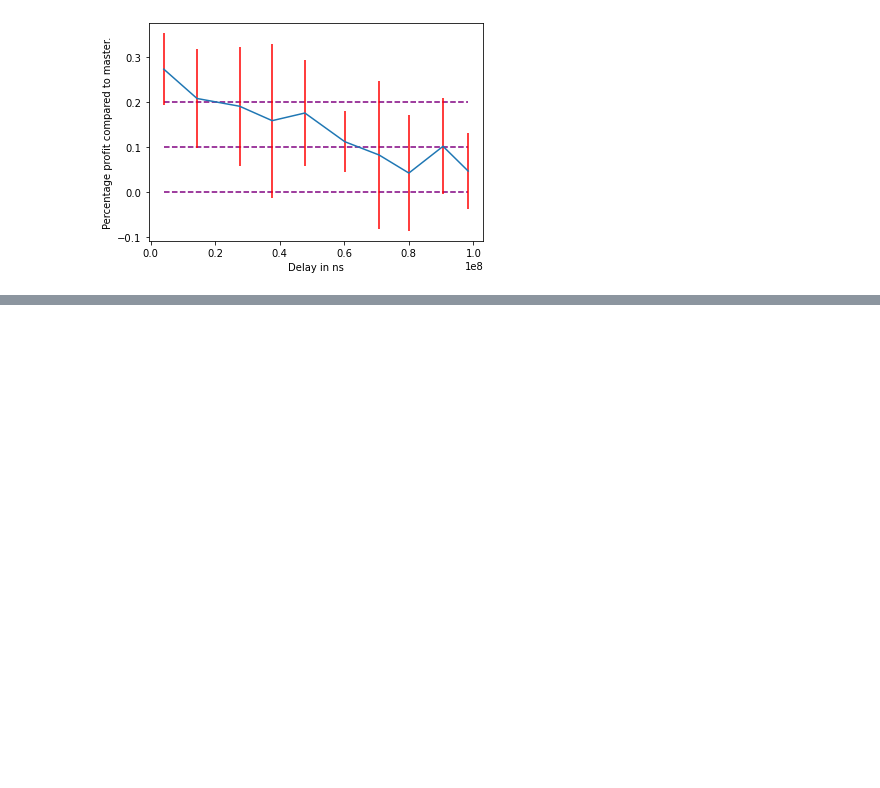
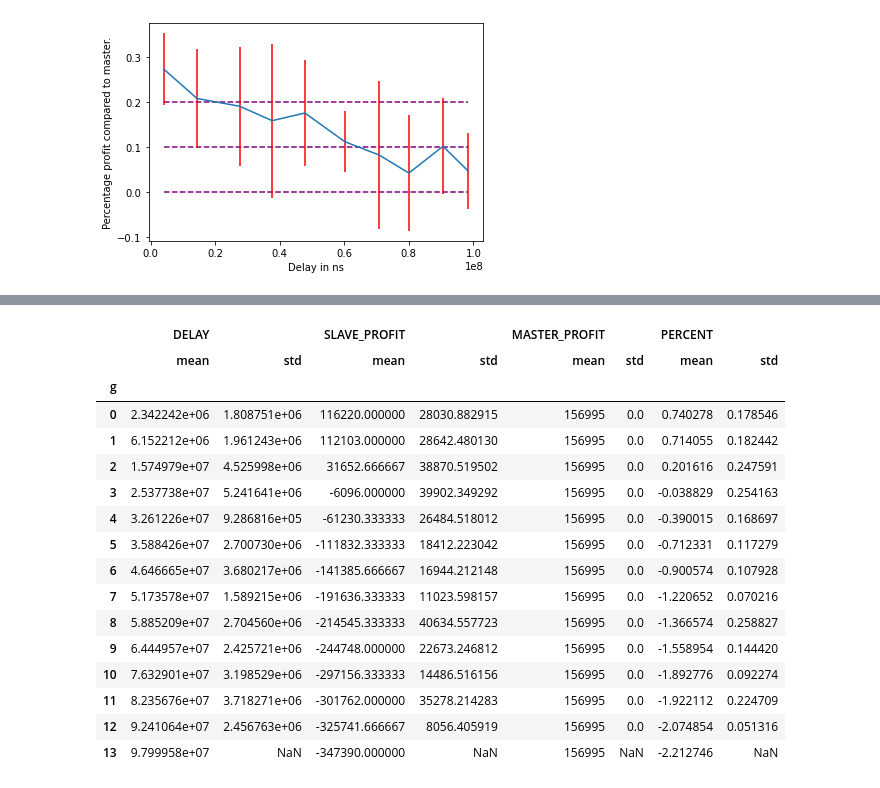
Before and after one commit to hogier/abides, a Jupyter notebook: explore.ipynb, the cells around one changed output, grey strips where cells are left out. Cells and saved outputs as stored; diff of their text form; code cells hidden in the pictures; blank space fills up the shorter version.

```diff
--- a/explore.ipynb
+++ b/explore.ipynb
@@ -260,0 +246,22 @@ df
+# %%
+df['g'] = df.index//3
+temp = df.groupby('g').agg(['mean', 'std'])
+temp
+# %% [output]
+|  | DELAY |  | SLAVE_PROFIT |  | MASTER_PROFIT |  | PERCENT |  |
+|  | mean | std | mean | std | mean | std | mean | std |
+| g |  |  |  |  |  |  |  |  |
+| 0 | 2.342242e+06 | 1.808751e+06 | 116220.000000 | 28030.882915 | 156995 | 0.0 | 0.740278 | 0.178546 |
+| 1 | 6.152212e+06 | 1.961243e+06 | 112103.000000 | 28642.480130 | 156995 | 0.0 | 0.714055 | 0.182442 |
+| 2 | 1.574979e+07 | 4.525998e+06 | 31652.666667 | 38870.519502 | 156995 | 0.0 | 0.201616 | 0.247591 |
+| 3 | 2.537738e+07 | 5.241641e+06 | -6096.000000 | 39902.349292 | 156995 | 0.0 | -0.038829 | 0.254163 |
+| 4 | 3.261226e+07 | 9.286816e+05 | -61230.333333 | 26484.518012 | 156995 | 0.0 | -0.390015 | 0.168697 |
+| 5 | 3.588426e+07 | 2.700730e+06 | -111832.333333 | 18412.223042 | 156995 | 0.0 | -0.712331 | 0.117279 |
+| 6 | 4.646665e+07 | 3.680217e+06 | -141385.666667 | 16944.212148 | 156995 | 0.0 | -0.900574 | 0.107928 |
+| 7 | 5.173578e+07 | 1.589215e+06 | -191636.333333 | 11023.598157 | 156995 | 0.0 | -1.220652 | 0.070216 |
+| 8 | 5.885209e+07 | 2.704560e+06 | -214545.333333 | 40634.557723 | 156995 | 0.0 | -1.366574 | 0.258827 |
+| 9 | 6.444957e+07 | 2.425721e+06 | -244748.000000 | 22673.246812 | 156995 | 0.0 | -1.558954 | 0.144420 |
+| 10 | 7.632901e+07 | 3.198529e+06 | -297156.333333 | 14486.516156 | 156995 | 0.0 | -1.892776 | 0.092274 |
+| 11 | 8.235676e+07 | 3.718271e+06 | -301762.000000 | 35278.214283 | 156995 | 0.0 | -1.922112 | 0.224709 |
+| 12 | 9.241064e+07 | 2.456763e+06 | -325741.666667 | 8056.405919 | 156995 | 0.0 | -2.074854 | 0.051316 |
+| 13 | 9.799958e+07 | NaN | -347390.000000 | NaN | 156995 | NaN | -2.212746 | NaN |
```
Also changed, not shown: parts of 6 cells of this notebook, 2 other files.
